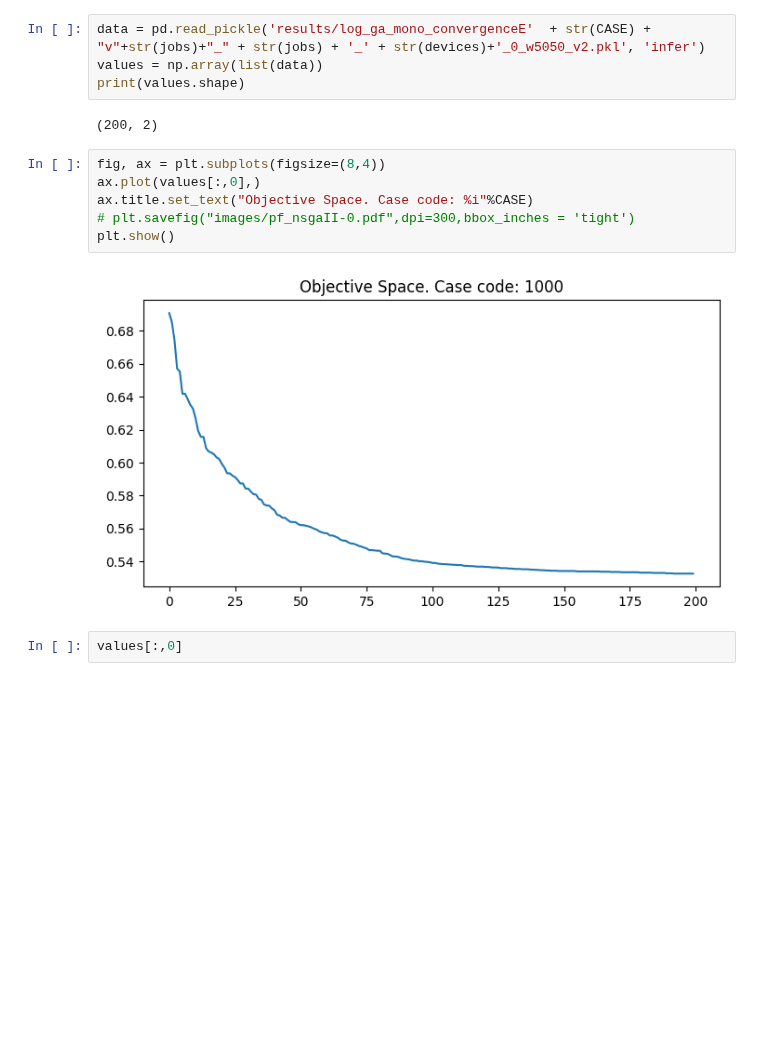
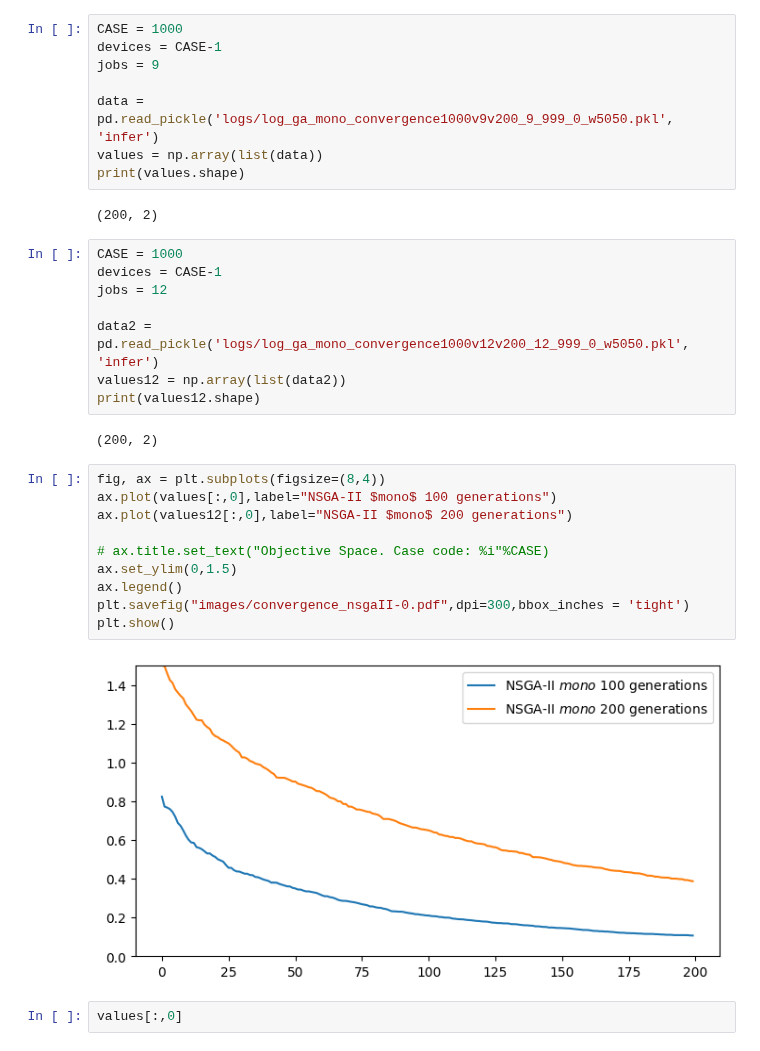
Before and after one commit to acsicuib/DRL-AC-Allocation, a Jupyter notebook: notebook_analyse_convergence_PF.ipynb, the cells around one changed output. Cells and saved outputs as stored; diff of their text form; blank space fills up the shorter version.

```diff
--- a/notebook_analyse_convergence_PF.ipynb
+++ b/notebook_analyse_convergence_PF.ipynb
@@ -25,19 +25,37 @@ CASE = 1000
 devices = CASE-1
 jobs = 9
 # %%
-data = pd.read_pickle('results/log_ga_mono_convergenceE'  + str(CASE) + "v"+str(jobs)+"_" + str(jobs) + '_' + str(devices)+'_0_w5050_v2.pkl', 'infer')
+CASE = 1000
+devices = CASE-1
+jobs = 9
+
+data = pd.read_pickle('logs/log_ga_mono_convergence1000v9v200_9_999_0_w5050.pkl', 'infer')
 values = np.array(list(data))
 print(values.shape)
 # %% [output]
 (200, 2)
+# %%
+CASE = 1000
+devices = CASE-1
+jobs = 12
+
+data2 = pd.read_pickle('logs/log_ga_mono_convergence1000v12v200_12_999_0_w5050.pkl', 'infer')
+values12 = np.array(list(data2))
+print(values12.shape)
+# %% [output]
+(200, 2)
 # %%
 fig, ax = plt.subplots(figsize=(8,4))
-ax.plot(values[:,0],)
-ax.title.set_text("Objective Space. Case code: %i"%CASE)
-# plt.savefig("images/pf_nsgaII-0.pdf",dpi=300,bbox_inches = 'tight')
+ax.plot(values[:,0],label="NSGA-II $mono$ 100 generations")
+ax.plot(values12[:,0],label="NSGA-II $mono$ 200 generations")
+
+# ax.title.set_text("Objective Space. Case code: %i"%CASE)
+ax.set_ylim(0,1.5)
+ax.legend()
+plt.savefig("images/convergence_nsgaII-0.pdf",dpi=300,bbox_inches = 'tight')
 plt.show()
 # %% [output]
-[figure, old version]
+[figure, new version]
 # %%
 values[:,0]
 # %% [output]
```
Also changed, not shown: 29 other files.
